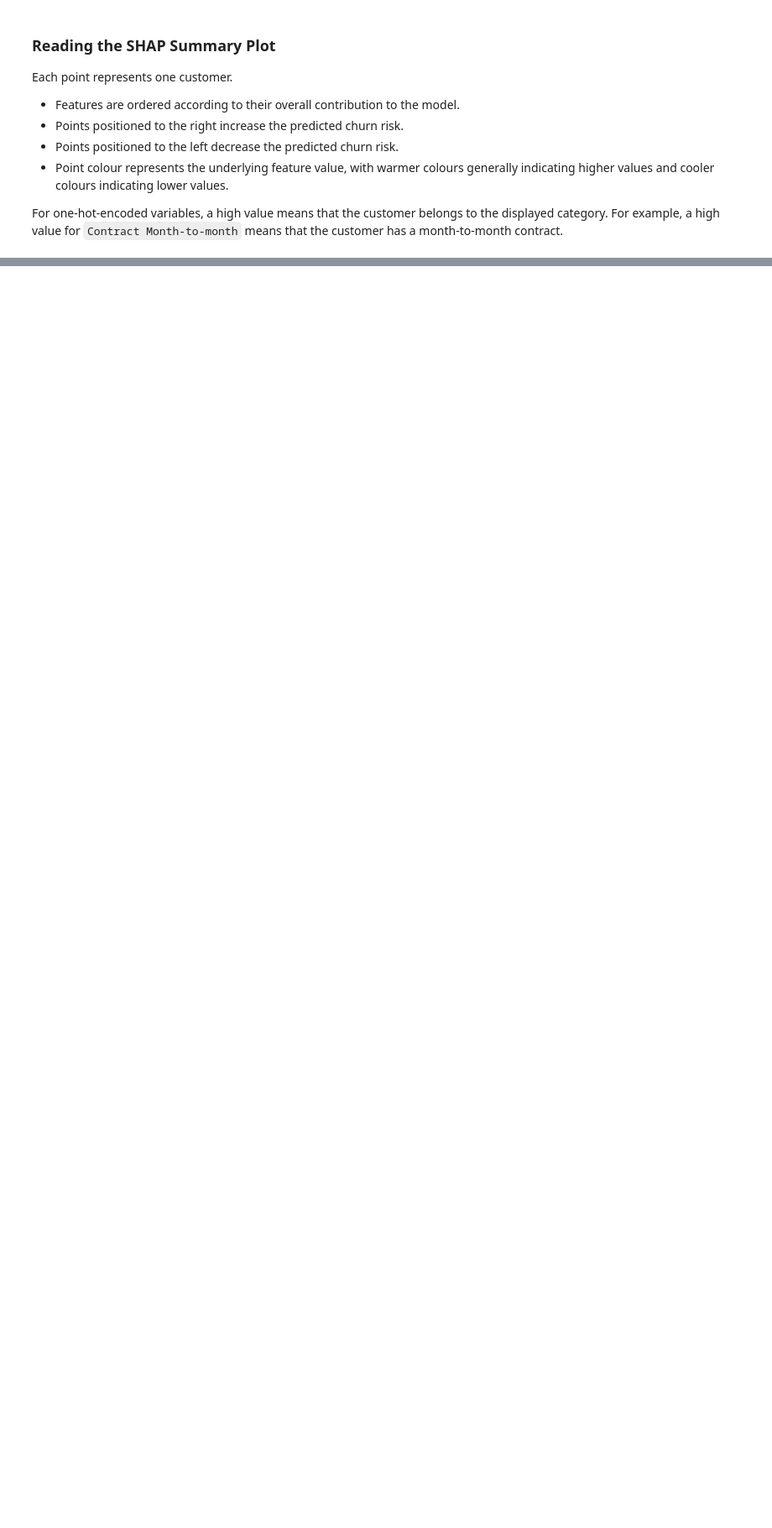
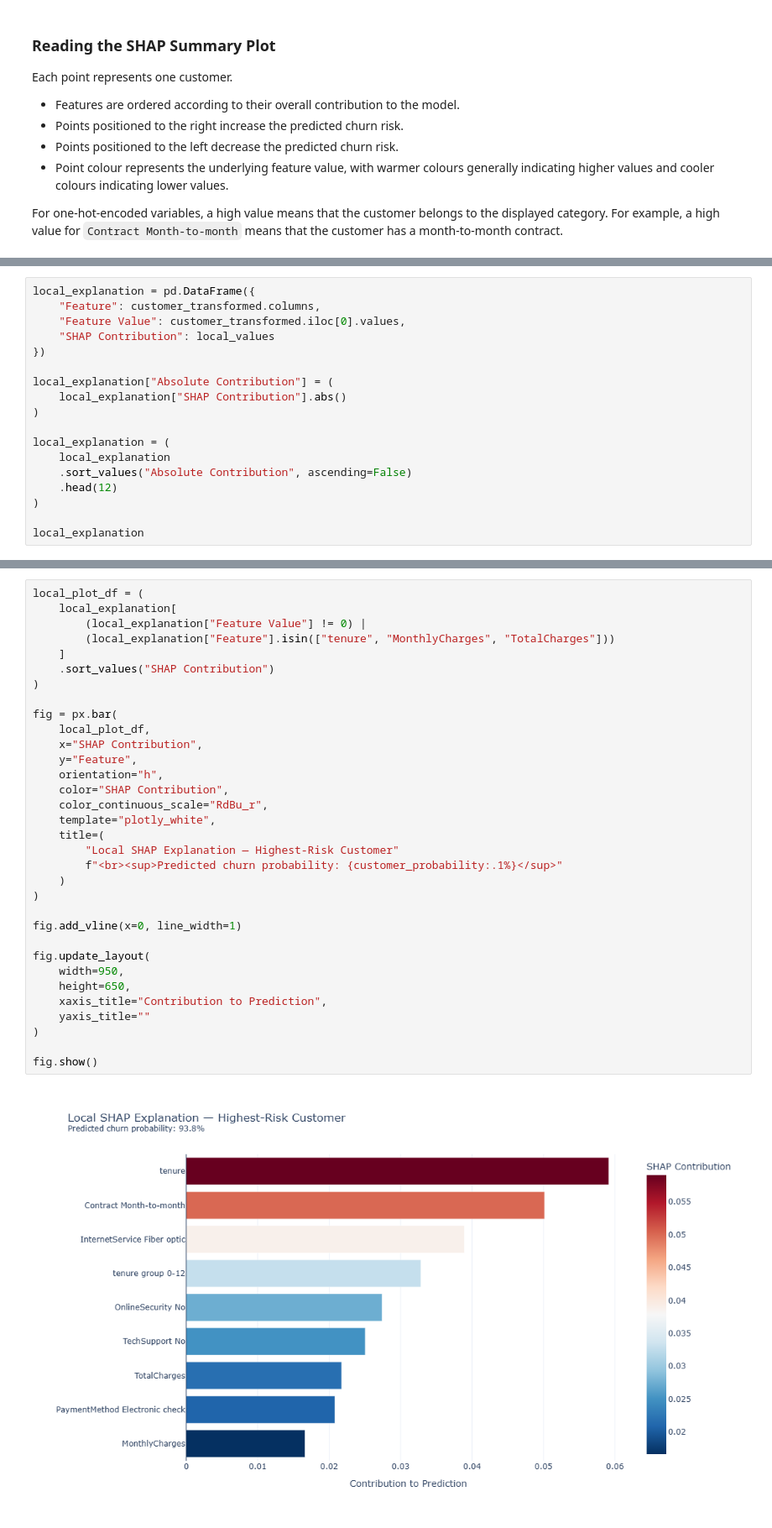
Before and after one commit to Saptaparnineogi/Customer-Churn-Risk-Assessment-and-Retention-Analytics, a Jupyter notebook: notebooks/03_Model_Evaluation_and_Business_Insights.ipynb.ipynb, the cells around one changed output, grey strips where cells are left out. Shown at 84% size. Cells and saved outputs as stored; diff of their text form; blank space fills up the shorter version.

```diff
--- a/notebooks/03_Model_Evaluation_and_Business_Insights.ipynb.ipynb
+++ b/notebooks/03_Model_Evaluation_and_Business_Insights.ipynb.ipynb
@@ -659,0 +706,18 @@ For one-hot-encoded variables, a high value means that the customer belongs to t
+# %%
+local_explanation = pd.DataFrame({
+    "Feature": customer_transformed.columns,
+    "Feature Value": customer_transformed.iloc[0].values,
+    "SHAP Contribution": local_values
+})
+
+local_explanation["Absolute Contribution"] = (
+    local_explanation["SHAP Contribution"].abs()
+)
+
+local_explanation = (
+    local_explanation
+    .sort_values("Absolute Contribution", ascending=False)
+    .head(12)
+)
+
+local_explanation
@@ -659,0 +738,35 @@ For one-hot-encoded variables, a high value means that the customer belongs to t
+# %%
+local_plot_df = (
+    local_explanation[
+        (local_explanation["Feature Value"] != 0) |
+        (local_explanation["Feature"].isin(["tenure", "MonthlyCharges", "TotalCharges"]))
+    ]
+    .sort_values("SHAP Contribution")
+)
+
+fig = px.bar(
+    local_plot_df,
+    x="SHAP Contribution",
+    y="Feature",
+    orientation="h",
+    color="SHAP Contribution",
+    color_continuous_scale="RdBu_r",
+    template="plotly_white",
+    title=(
+        "Local SHAP Explanation — Highest-Risk Customer"
+        f"<br><sup>Predicted churn probability: {customer_probability:.1%}</sup>"
+    )
+)
+
+fig.add_vline(x=0, line_width=1)
+
+fig.update_layout(
+    width=950,
+    height=650,
+    xaxis_title="Contribution to Prediction",
+    yaxis_title=""
+)
+
+fig.show()
+# %% [output]
+[figure, added]
```
Also changed, not shown: parts of 10 cells of this notebook.
